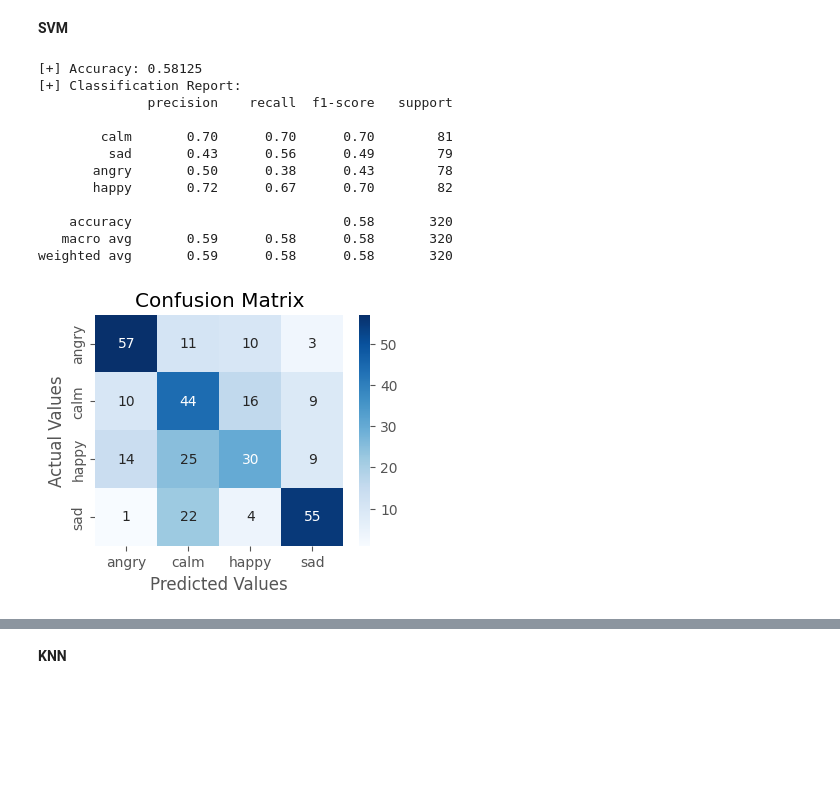
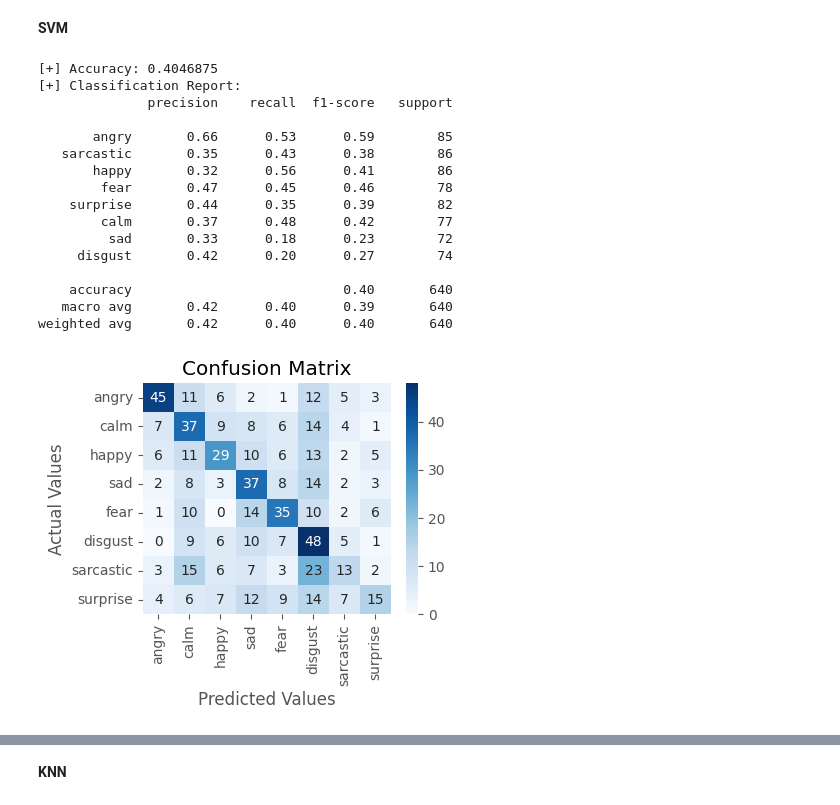
Before and after one commit to MrTejas/Emotion-preserving-SSMT, a Jupyter notebook: ESR/hindiser-5model.ipynb, the cells around one changed output, grey strips where cells are left out. Saved outputs shown, nothing was run; the diff lists cells and outputs as text; code cells hidden in the pictures; blank space fills up the shorter version.

```diff
--- a/ESR/hindiser-5model.ipynb
+++ b/ESR/hindiser-5model.ipynb
@@ -115,7 +115,11 @@ int2emotion_new = {
     "anger": "angry",
     "sad": "sad",
     "happy": "happy",
-    "neutral": "calm"
+    "neutral": "calm",
+    "fear": "fear",
+    "disgust": "disgust",
+    "sarcastic": "sarcastic",
+    "surprise": "surprise"
 }
 
 # we allow only these four emotions
@@ -251,43 +260,48 @@ weighted avg       0.62      0.61      0.61       320
 # %%
 from sklearn.svm import SVC
 from sklearn.metrics import accuracy_score, classification_report, confusion_matrix
 import seaborn as sns
 import pandas as pd
 import matplotlib.pyplot as plt
 
 # Train the SVM model with a linear kernel
 svm_model_linear = SVC(kernel='linear', C=3).fit(X_train_new, y_train_new)
 svm_predictions = svm_model_linear.predict(X_test_new)
 
 # Print accuracy and classification report
 print("[+] Accuracy:", accuracy_score(y_true=y_test_new, y_pred=svm_predictions))
 print("[+] Classification Report:")
 print(classification_report(y_test_new, svm_predictions, target_names=AVAILABLE_EMOTIONS_NEW))
 
 # Create and display the confusion matrix
-emotions = ["angry", "calm", "happy", "sad"]
+# emotions = ["angry", "calm", "happy", "sad"]
+emotions = ["angry", "calm", "happy", "sad", "fear", "disgust", "sarcastic", "surprise"]
 cm = confusion_matrix(y_test_new, svm_predictions, labels=emotions)
 cm_df = pd.DataFrame(cm, index=emotions, columns=emotions)
 plt.figure(figsize=(4, 3))
 sns.heatmap(cm_df, annot=True, fmt="d", cmap="Blues")
 plt.title('Confusion Matrix')
 plt.ylabel('Actual Values')
 plt.xlabel('Predicted Values')
 plt.show()
 # %% [output]
-[+] Accuracy: 0.58125
+[+] Accuracy: 0.4046875
 [+] Classification Report:
               precision    recall  f1-score   support
 
-        calm       0.70      0.70      0.70        81
-         sad       0.43      0.56      0.49        79
-       angry       0.50      0.38      0.43        78
-       happy       0.72      0.67      0.70        82
+       angry       0.66      0.53      0.59        85
+   sarcastic       0.35      0.43      0.38        86
+       happy       0.32      0.56      0.41        86
+        fear       0.47      0.45      0.46        78
+    surprise       0.44      0.35      0.39        82
+        calm       0.37      0.48      0.42        77
+         sad       0.33      0.18      0.23        72
+     disgust       0.42      0.20      0.27        74
 
-    accuracy                           0.58       320
-   macro avg       0.59      0.58      0.58       320
-weighted avg       0.59      0.58      0.58       320
+    accuracy                           0.40       640
+   macro avg       0.42      0.40      0.39       640
+weighted avg       0.42      0.40      0.40       640
-[figure, old version]
+[figure, new version]
 # %%
 from sklearn.svm import SVC
 from sklearn.metrics import accuracy_score, classification_report, confusion_matrix
```
Also changed, not shown: parts of 7 cells of this notebook.
